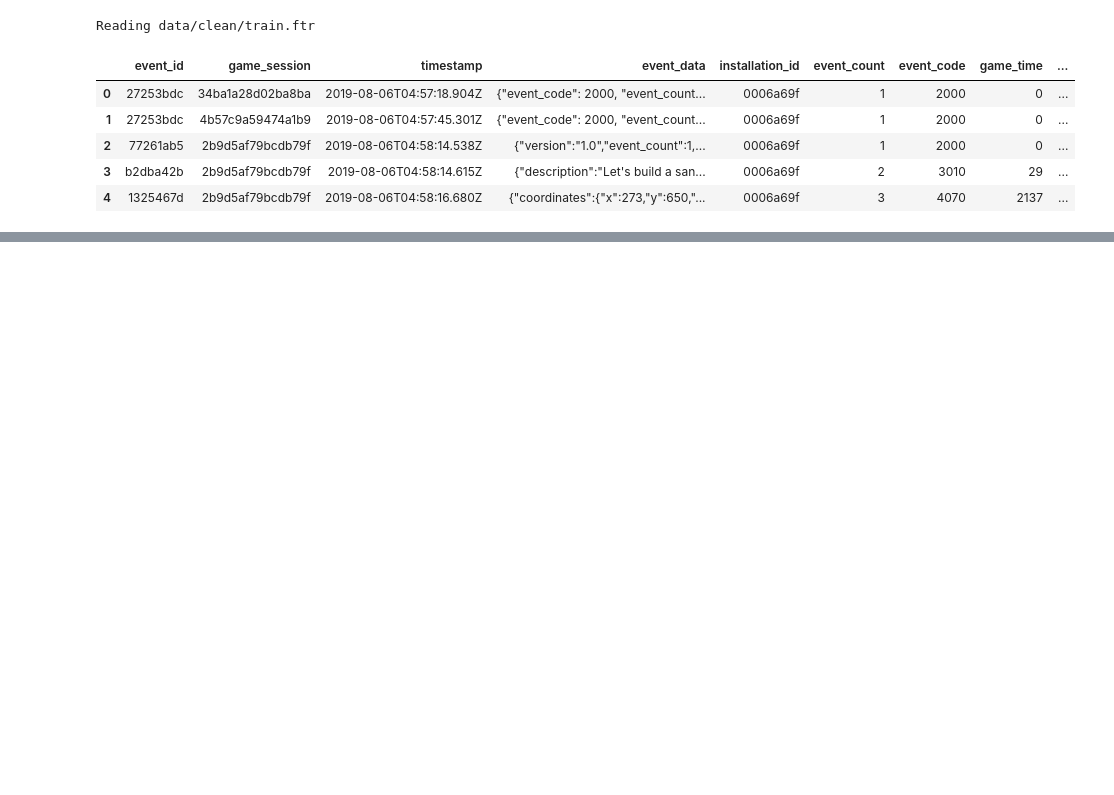
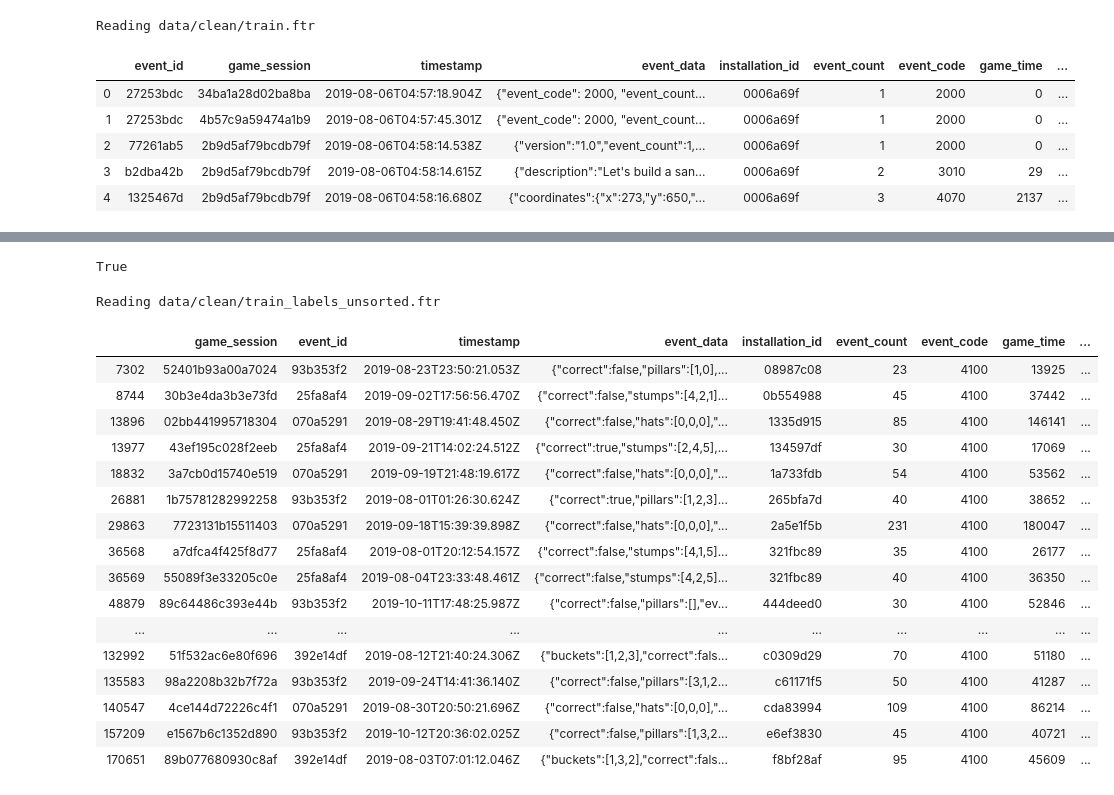
Before and after one commit to harupy/dsb2019, a Jupyter notebook: EDA/assessments.ipynb, the cells around one changed output, grey strips where cells are left out. Cells and saved outputs as stored; diff of their text form; code cells hidden in the pictures; blank space fills up the shorter version.

```diff
--- a/EDA/assessments.ipynb
+++ b/EDA/assessments.ipynb
@@ -3,6 +3,8 @@ import os
 import pandas as pd
 import sys
 
+pd.set_option('display.max_colwidth', 500)
+
 # add src to use utils
 sys.path.append('./src')
 
@@ -39,0 +52,35 @@ array(['Mushroom Sorter (Assessment)', 'Bird Measurer (Assessment)',
+# %%
+train[train['type'] == 'Assessment'].groupby('game_session', sort=False).first()['event_code'].eq(2000).all()
+# %% [output]
+True
+# %%
+train_labels = read_from_clean('train_labels_unsorted.ftr')
+last_events = train.groupby('game_session', sort=False).last().reset_index()
+
+"""
+array([2010, 3120, 3021, 4020, 4070, 3110, 3020, 2030, 4025, 3121, 4030,
+       4040, 3010, 2020, 4035, 4080, 4100, 4090, 4110])
+"""
+
+on = ['installation_id', 'game_session']
+merged = pd.merge(last_events, train_labels.drop('title', axis=1), how='left', on=on)
+merged[merged['accuracy_group'].notnull() & merged['event_code'].eq(4100)]
+# %% [output]
+Reading data/clean/train_labels_unsorted.ftr
+|  | game_session | event_id | timestamp | event_data | installation_id | event_count | event_code | game_time | ... |
+| 7302 | 52401b93a00a7024 | 93b353f2 | 2019-08-23T23:50:21.053Z | {"correct":false,"pillars":[1,0],... | 08987c08 | 23 | 4100 | 13925 | ... |
+| 8744 | 30b3e4da3b3e73fd | 25fa8af4 | 2019-09-02T17:56:56.470Z | {"correct":false,"stumps":[4,2,1]... | 0b554988 | 45 | 4100 | 37442 | ... |
+| 13896 | 02bb441995718304 | 070a5291 | 2019-08-29T19:41:48.450Z | {"correct":false,"hats":[0,0,0],"... | 1335d915 | 85 | 4100 | 146141 | ... |
+| 13977 | 43ef195c028f2eeb | 25fa8af4 | 2019-09-21T14:02:24.512Z | {"correct":true,"stumps":[2,4,5],... | 134597df | 30 | 4100 | 17069 | ... |
+| 18832 | 3a7cb0d15740e519 | 070a5291 | 2019-09-19T21:48:19.617Z | {"correct":false,"hats":[0,0,0],"... | 1a733fdb | 54 | 4100 | 53562 | ... |
+| 26881 | 1b75781282992258 | 93b353f2 | 2019-08-01T01:26:30.624Z | {"correct":true,"pillars":[1,2,3]... | 265bfa7d | 40 | 4100 | 38652 | ... |
+| 29863 | 7723131b15511403 | 070a5291 | 2019-09-18T15:39:39.898Z | {"correct":false,"hats":[0,0,0],"... | 2a5e1f5b | 231 | 4100 | 180047 | ... |
+| 36568 | a7dfca4f425f8d77 | 25fa8af4 | 2019-08-01T20:12:54.157Z | {"correct":false,"stumps":[4,1,5]... | 321fbc89 | 35 | 4100 | 26177 | ... |
+| 36569 | 55089f3e33205c0e | 25fa8af4 | 2019-08-04T23:33:48.461Z | {"correct":false,"stumps":[4,2,5]... | 321fbc89 | 40 | 4100 | 36350 | ... |
+| 48879 | 89c64486c393e44b | 93b353f2 | 2019-10-11T17:48:25.987Z | {"correct":false,"pillars":[],"ev... | 444deed0 | 30 | 4100 | 52846 | ... |
+| ... | ... | ... | ... | ... | ... | ... | ... | ... | ... |
+| 132992 | 51f532ac6e80f696 | 392e14df | 2019-08-12T21:40:24.306Z | {"buckets":[1,2,3],"correct":fals... | c0309d29 | 70 | 4100 | 51180 | ... |
+| 135583 | 98a2208b32b7f72a | 93b353f2 | 2019-09-24T14:41:36.140Z | {"correct":false,"pillars":[3,1,2... | c61171f5 | 50 | 4100 | 41287 | ... |
+| 140547 | 4ce144d72226c4f1 | 070a5291 | 2019-08-30T20:50:21.696Z | {"correct":false,"hats":[0,0,0],"... | cda83994 | 109 | 4100 | 86214 | ... |
+| 157209 | e1567b6c1352d890 | 93b353f2 | 2019-10-12T20:36:02.025Z | {"correct":false,"pillars":[1,3,2... | e6ef3830 | 45 | 4100 | 40721 | ... |
+| 170651 | 89b077680930c8af | 392e14df | 2019-08-03T07:01:12.046Z | {"buckets":[1,3,2],"correct":fals... | f8bf28af | 95 | 4100 | 45609 | ... |
```
Also changed, not shown: parts of 7 cells of this notebook, 50 other files.
